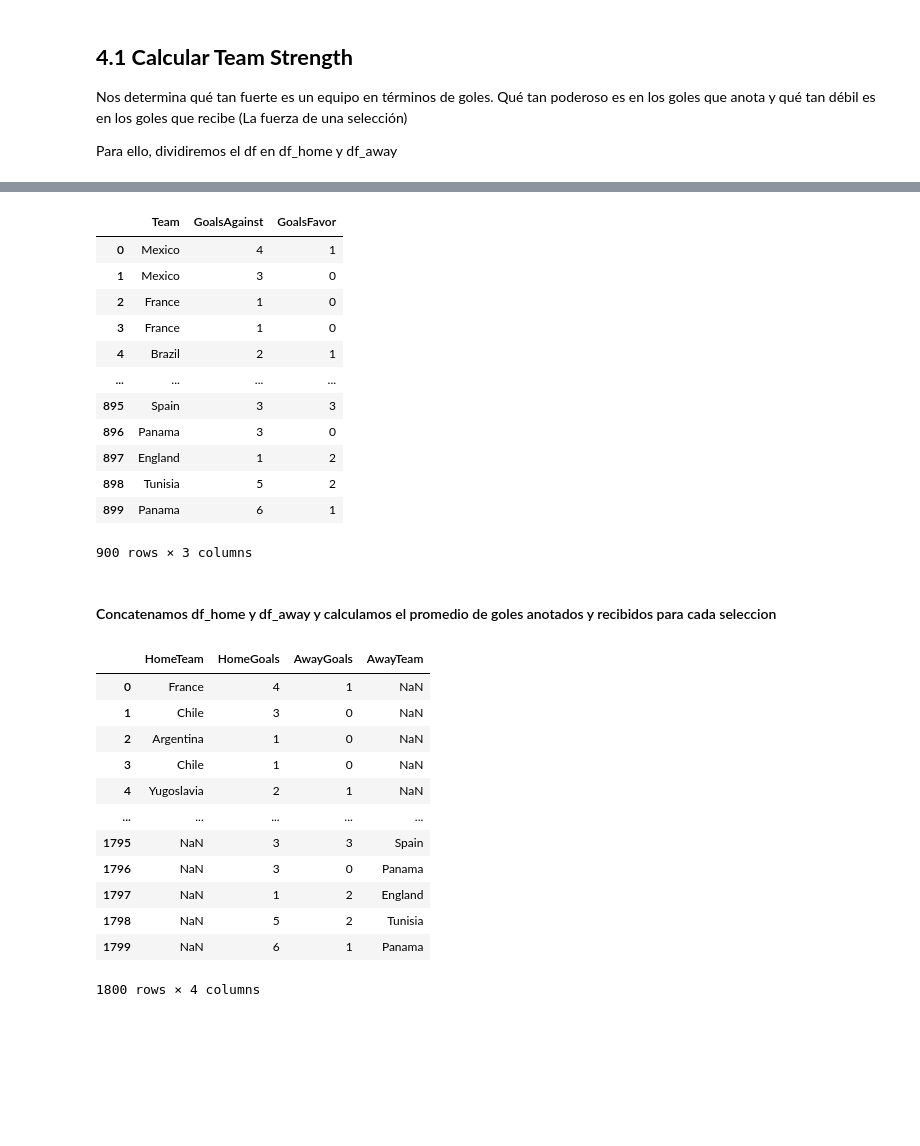
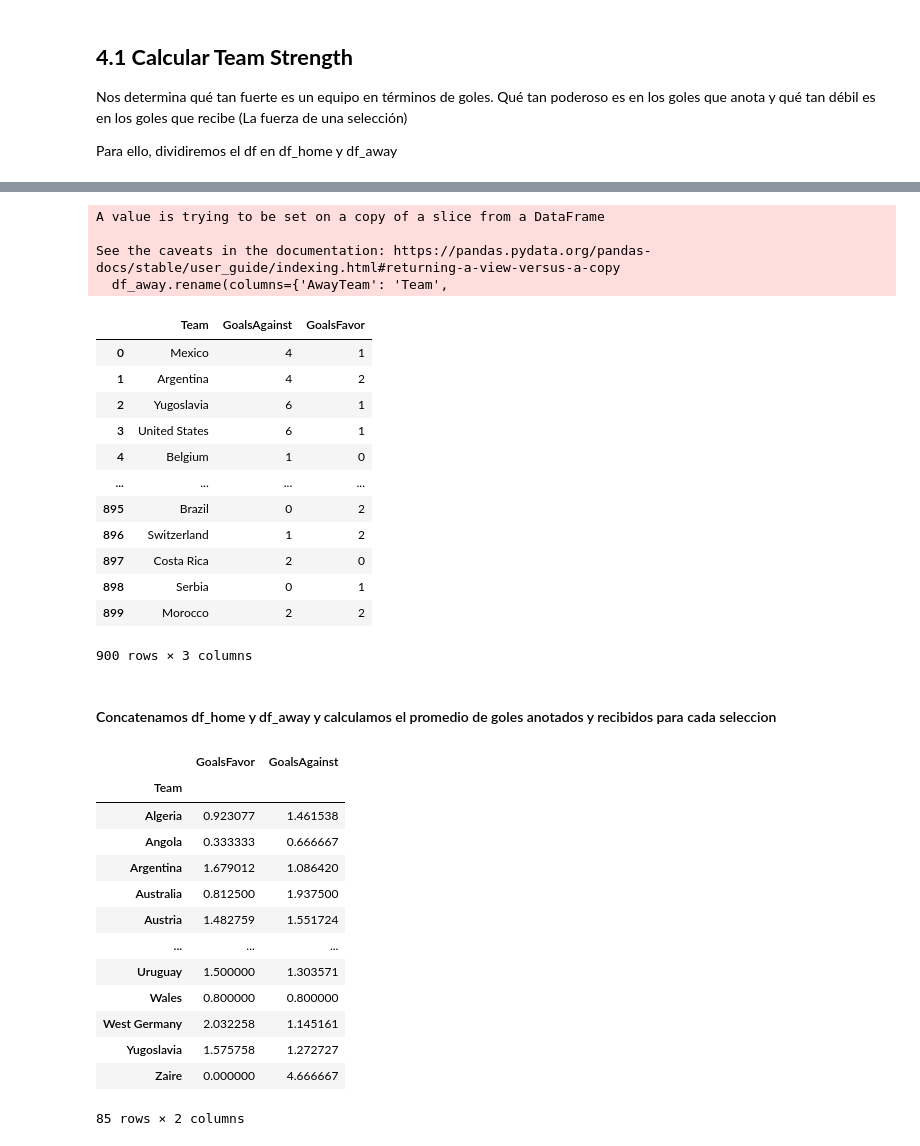
Before and after one commit to JuanjoRestrepo/Qatar-2022, a Jupyter notebook: WorldCup_Qatar2022_Predictor.ipynb, the cells around one changed output, grey strips where cells are left out. Cells and saved outputs as stored; diff of their text form; code cells hidden in the pictures; blank space fills up the shorter version.

```diff
--- a/WorldCup_Qatar2022_Predictor.ipynb
+++ b/WorldCup_Qatar2022_Predictor.ipynb
@@ -775,5 +777,6 @@ df_away = df_historical_data[['AwayTeam', 'HomeGoals', 'AwayGoals']]
 # %%
 df_home.rename(columns={'HomeTeam': 'Team',
                         'HomeGoals': 'GoalsFavor',
-                        'AwayGoals': 'GoalsAgainst'})
+                        'AwayGoals': 'GoalsAgainst'}, inplace=True)
+df_home
 # %% [output]
@@ -793,36 +800,44 @@ df_home.rename(columns={'HomeTeam': 'Team',
 # %%
 df_away.rename(columns={'AwayTeam': 'Team',
                         'HomeGoals': 'GoalsAgainst',
-                        'AwayGoals': 'GoalsFavor'})
+                        'AwayGoals': 'GoalsFavor'}, inplace=True)
+df_away
 # %% [output]
+A value is trying to be set on a copy of a slice from a DataFrame
+
+See the caveats in the documentation: https://pandas.pydata.org/pandas-docs/stable/user_guide/indexing.html#returning-a-view-versus-a-copy
+  df_away.rename(columns={'AwayTeam': 'Team',
 |  | Team | GoalsAgainst | GoalsFavor |
 | 0 | Mexico | 4 | 1 |
-| 1 | Mexico | 3 | 0 |
-| 2 | France | 1 | 0 |
-| 3 | France | 1 | 0 |
-| 4 | Brazil | 2 | 1 |
+| 1 | Argentina | 4 | 2 |
+| 2 | Yugoslavia | 6 | 1 |
+| 3 | United States | 6 | 1 |
+| 4 | Belgium | 1 | 0 |
 | ... | ... | ... | ... |
-| 895 | Spain | 3 | 3 |
-| 896 | Panama | 3 | 0 |
-| 897 | England | 1 | 2 |
-| 898 | Tunisia | 5 | 2 |
-| 899 | Panama | 6 | 1 |
+| 895 | Brazil | 0 | 2 |
+| 896 | Switzerland | 1 | 2 |
+| 897 | Costa Rica | 2 | 0 |
+| 898 | Serbia | 0 | 1 |
+| 899 | Morocco | 2 | 2 |
-900 rows × 3 columns
+900 rows × 3 columns
 # %% [markdown]
 #### Concatenamos df_home y df_away y calculamos el promedio de goles anotados y recibidos para cada seleccion
 # %%
-pd.concat([df_home, df_away], ignore_index=True)
+df_team_strength = pd.concat([df_home, df_away], ignore_index=True).groupby('Team').mean()
+
+df_team_strength
 # %% [output]
-|  | HomeTeam | HomeGoals | AwayGoals | AwayTeam |
-| 0 | France | 4 | 1 | NaN |
-| 1 | Chile | 3 | 0 | NaN |
-| 2 | Argentina | 1 | 0 | NaN |
-| 3 | Chile | 1 | 0 | NaN |
-| 4 | Yugoslavia | 2 | 1 | NaN |
-| ... | ... | ... | ... | ... |
-| 1795 | NaN | 3 | 3 | Spain |
-| 1796 | NaN | 3 | 0 | Panama |
-| 1797 | NaN | 1 | 2 | England |
-| 1798 | NaN | 5 | 2 | Tunisia |
-| 1799 | NaN | 6 | 1 | Panama |
+|  | GoalsFavor | GoalsAgainst |
+| Team |  |  |
+| Algeria | 0.923077 | 1.461538 |
+| Angola | 0.333333 | 0.666667 |
+| Argentina | 1.679012 | 1.086420 |
+| Australia | 0.812500 | 1.937500 |
+| Austria | 1.482759 | 1.551724 |
+| ... | ... | ... |
+| Uruguay | 1.500000 | 1.303571 |
+| Wales | 0.800000 | 0.800000 |
+| West Germany | 2.032258 | 1.145161 |
+| Yugoslavia | 1.575758 | 1.272727 |
+| Zaire | 0.000000 | 4.666667 |
-1800 rows × 4 columns
+85 rows × 2 columns
```
Also changed, not shown: parts of 57 cells of this notebook.
